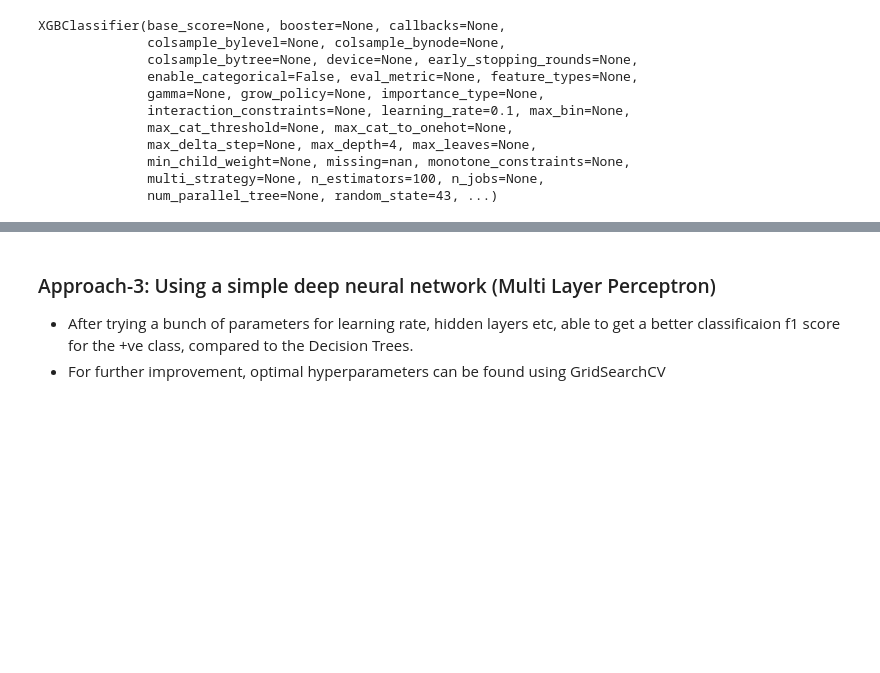
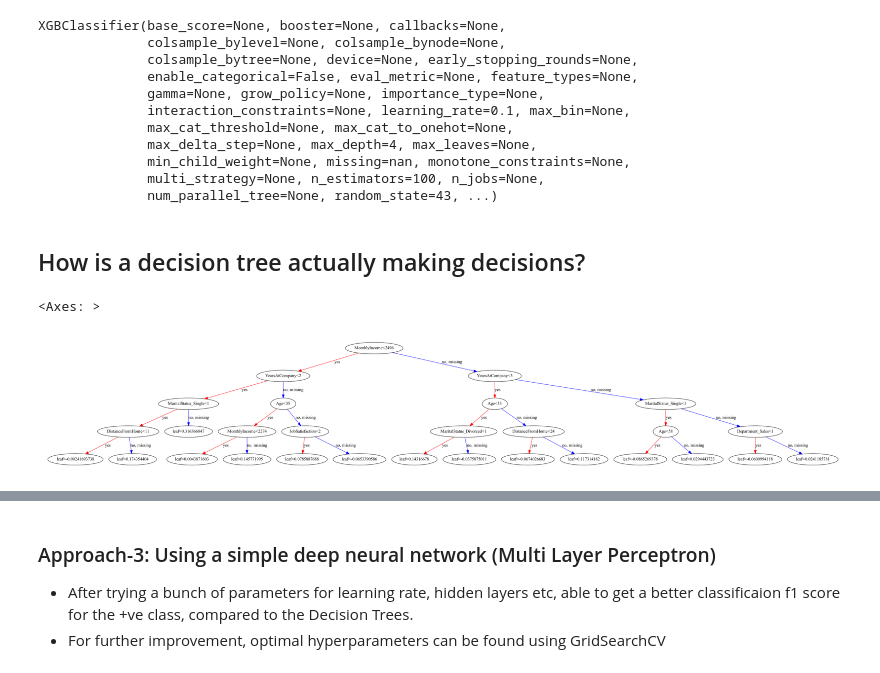
Before and after one commit to sayantansatpati/ewmba_haas, a Jupyter notebook: dd/attrition.ipynb, the cells around one changed output, grey strips where cells are left out. Cells and saved outputs as stored; diff of their text form; code cells hidden in the pictures; blank space fills up the shorter version.

```diff
--- a/dd/attrition.ipynb
+++ b/dd/attrition.ipynb
@@ -586,3 +603,8 @@ MaritalStatus_Single                  1.0132      0.201      5.038      0.000
 ### Approach-1: Using sklearn (boosted) Decision Tree: GradientBoostingClassifier
 
 How well can we predict attrition using the features/independent variables?
+# %%
+# No need to drop first category for prediction
+encoder = OneHotEncoder(sparse = False, drop=None, handle_unknown='ignore')
+encoded = encoder.fit_transform(df[cols_cat])
+encoded[:5]
@@ -588,0 +622,3 @@ How well can we predict attrition using the features/independent variables?
+# %%
+one_hot_df = pd.DataFrame(encoded, columns=encoder.get_feature_names_out(cols_cat))
+one_hot_df.head()
@@ -588,0 +632,4 @@ How well can we predict attrition using the features/independent variables?
+# %%
+X = pd.concat([df[cols_num], one_hot_df], axis=1)
+y = df[target]
+print(X.shape, y.shape)
@@ -757,6 +806,13 @@ XGBClassifier(base_score=None, booster=None, callbacks=None,
               min_child_weight=None, missing=nan, monotone_constraints=None,
               multi_strategy=None, n_estimators=100, n_jobs=None,
               num_parallel_tree=None, random_state=43, ...)
+# %% [markdown]
+## How is a decision tree actually making decisions?
+# %%
+plot_tree(xgboost)
+# %% [output]
+<Axes: >
+[figure, added]
 # %%
 y_preds = xgboost.predict(X_test)
 # %%
```
Also changed, not shown: parts of 36 cells of this notebook.
